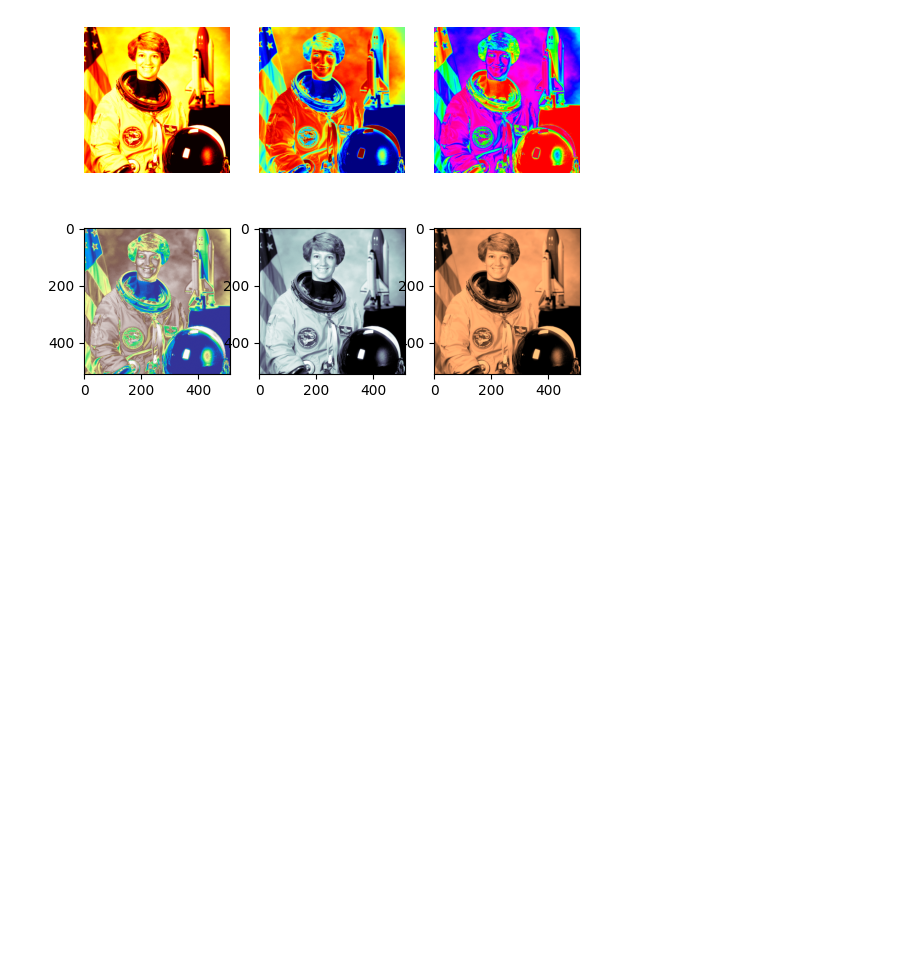
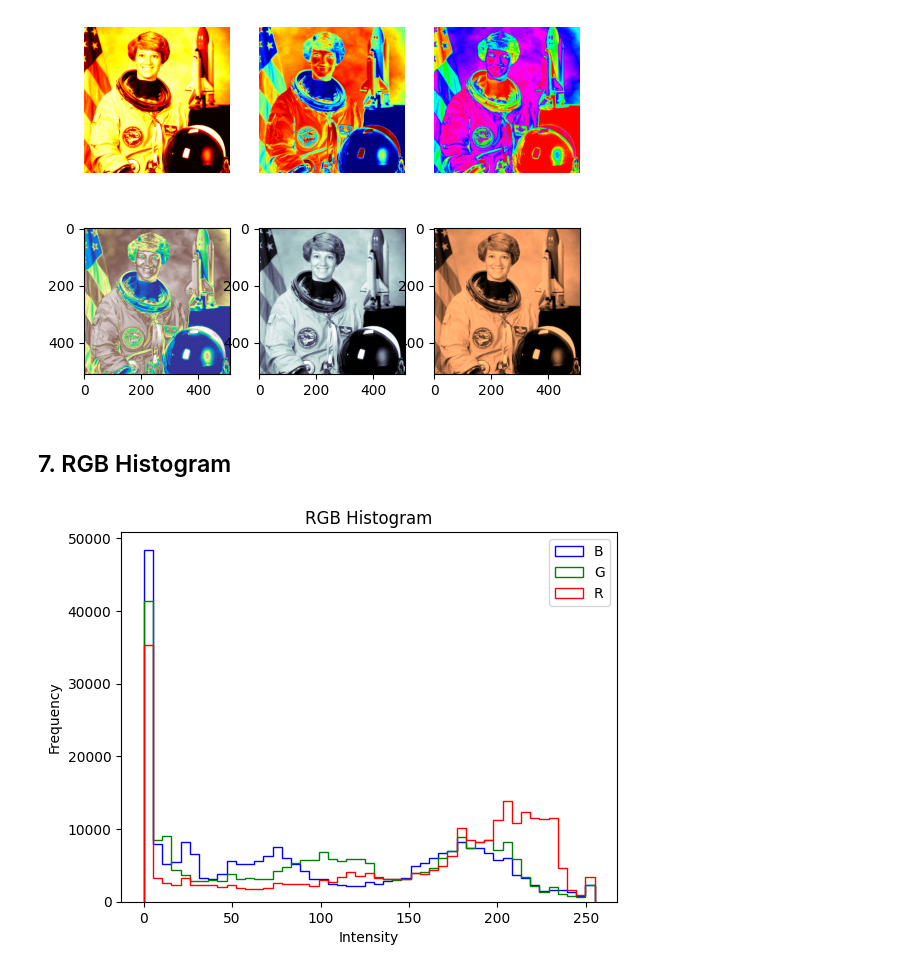
Before and after one commit to FauziThok/image-processing-csc8628, a Jupyter notebook: practical/practical_2.ipynb, the cells around one changed output. Cells and saved outputs as stored; diff of their text form; code cells hidden in the pictures; blank space fills up the shorter version.

```diff
--- a/practical/practical_2.ipynb
+++ b/practical/practical_2.ipynb
@@ -191,3 +191,19 @@ ax.axis('off')
 plt.show()
 # %% [output]
 [figure]
+# %% [markdown]
+## 7. RGB Histogram
+# %%
+img = data.astronaut()
+r = np.concatenate(img[:,:,0])
+g = np.concatenate(img[:,:,1])
+b = np.concatenate(img[:,:,2])
+bins = np.linspace(0, 255, 50)
+plt.hist([r, g, b], bins, label=['R', 'G', 'B'], color=['r', 'g', 'b'], histtype='step')
+plt.legend(loc='upper right')
+plt.title("RGB Histogram")
+plt.xlabel('Intensity')
+plt.ylabel('Frequency')
+plt.show()
+# %% [output]
+[figure, added]
```
Also changed, not shown: parts of 7 cells of this notebook, 1 other file.
